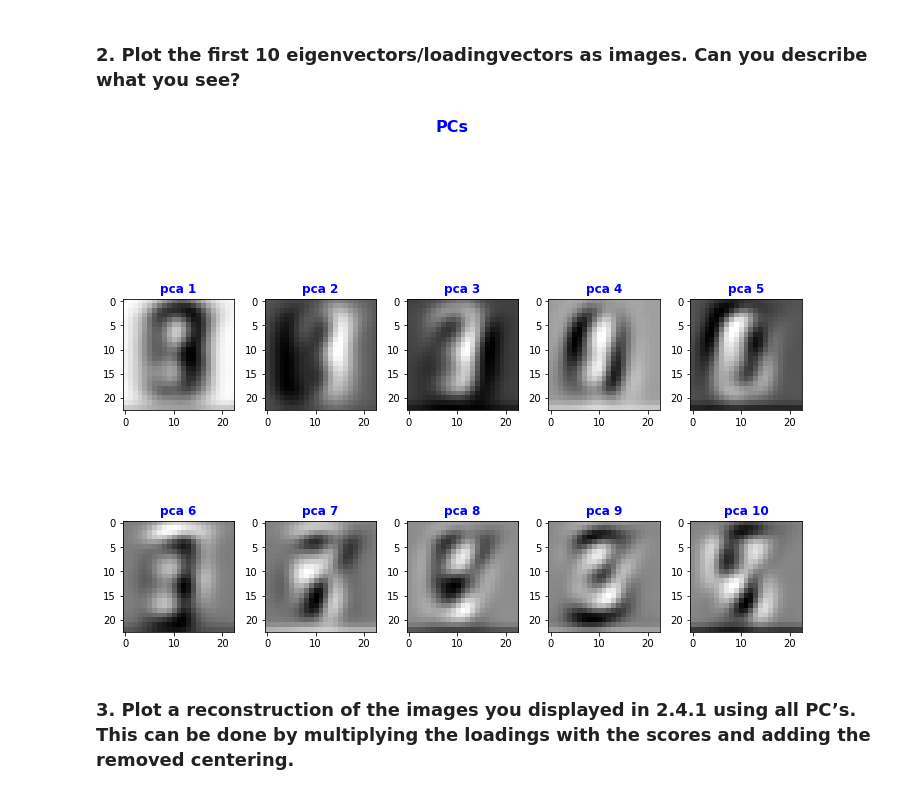
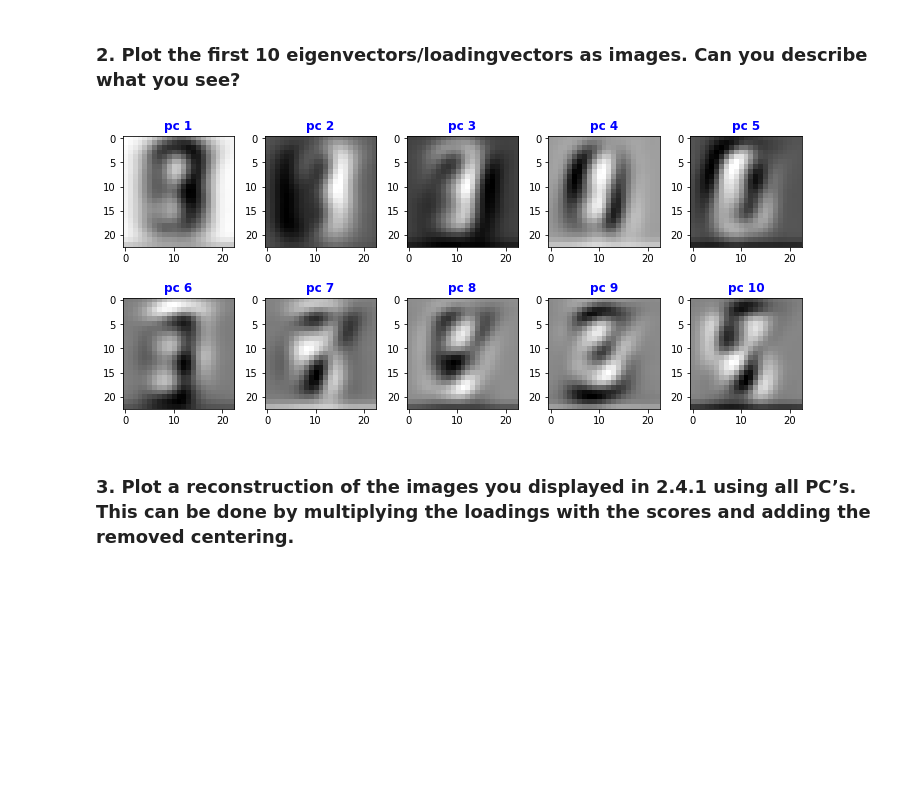
Before and after one commit to vmstavens/sm_pca, a Jupyter notebook: PCA_ex4.ipynb, the cells around one changed output. Drawn from its saved outputs; the diff is of its cells as text; code cells hidden in the pictures; blank space fills up the shorter version.

```diff
--- a/PCA_ex4.ipynb
+++ b/PCA_ex4.ipynb
@@ -8,7 +8,10 @@ import PCA_utils
 from sklearn.decomposition import PCA
 import matplotlib.pyplot as plt
 from math import sqrt
-NUM_OF_DP_2_VIS = 9
+NUM_OF_DP_2_VIS = 10
+NUM_OF_DP_2_VIS_ROWS = 2
+NUM_OF_DP_2_VIS_COLS = 5
+img_path = "img/ex4/"
 # %%
 data_csv = pd.read_csv("data_proc.csv", header=None)
 data = pd.DataFrame.to_numpy(data_csv)
@@ -19,7 +27,12 @@ data_raw = np.delete(data,np.s_[0:2],axis=1)
 # %%
 
 random_indices = np.random.choice(data.shape[0], size=NUM_OF_DP_2_VIS, replace=False)
-random_images = data[random_indices, :]
-# PCA_utils.visualize_images(random_images, sqrt(NUM_OF_DP_2_VIS), sqrt(NUM_OF_DP_2_VIS), "Original data")
-PCA_utils.visualize_images_save(random_images, sqrt(NUM_OF_DP_2_VIS), sqrt(NUM_OF_DP_2_VIS), "", "img/dp_9_ex.png")
+random_images = data_raw[random_indices, :]
+
+sub_titles = []
+for i in range(1, NUM_OF_DP_2_VIS + 2):
+    sub_titles.append("data point ex. " + str(i))
+
+# PCA_utils.visualize_images(random_images, NUM_OF_DP_2_VIS_ROWS, NUM_OF_DP_2_VIS_COLS, "Original data"
+PCA_utils.visualize_generic(random_images, NUM_OF_DP_2_VIS_ROWS, NUM_OF_DP_2_VIS_COLS, "", sub_titles , img_path + "dp_9_ex.png")
 # %% [output]
@@ -29,21 +42,16 @@ PCA_utils.visualize_images_save(random_images, sqrt(NUM_OF_DP_2_VIS), sqrt(NUM_O
 # %%
 pca_decomp = PCA()
 pca_decomp.fit(data_raw)
 
-pcas = pca_decomp.components_[:NUM_OF_DP_2_VIS + 1, :]
+pcas = pca_decomp.components_[:NUM_OF_DP_2_VIS, :]
 sub_titles = []
-for i in range(1, NUM_OF_DP_2_VIS + 2):
-    sub_titles.append("pca " + str(i))
+for i in range(1, NUM_OF_DP_2_VIS + 1):
+    sub_titles.append("pc " + str(i))
 
-# print 9 pcas
-PCA_utils.visualize_generic(pcas, 2, 5, "PCs", sub_titles, "img/pcas10.png")
-# PCA_utils.visualize_generic(pcas, int(sqrt(NUM_OF_DP_2_VIS)), int(sqrt(NUM_OF_DP_2_VIS)), "", sub_titles)
-# print the 10'th pca
-# PCA_utils.visualize_generic(pca_decomp.components_[9], 1,1, "PCAs", "pca 10")
-
-# description: shit's cool yo
+# print 10 pcas
+PCA_utils.visualize_generic(pcas, NUM_OF_DP_2_VIS_ROWS,NUM_OF_DP_2_VIS_COLS, "", sub_titles, img_path + "pcas10.png")
 # %% [output]
-[figure, old version]
+[figure, new version]
 # %% [markdown]
 ### 3. Plot a reconstruction of the images you displayed in 2.4.1 using all PC’s. This can be done by multiplying the loadings with the scores and adding the removed centering.
 # %%
```
Also changed, not shown: parts of 7 cells of this notebook, 1 other file.
